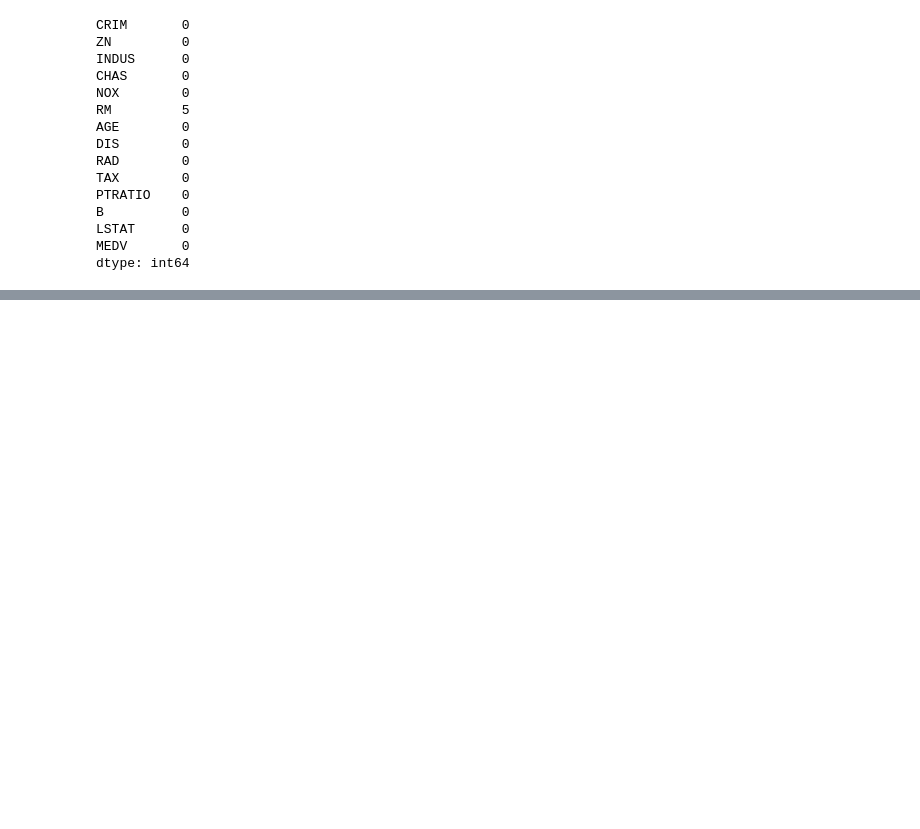
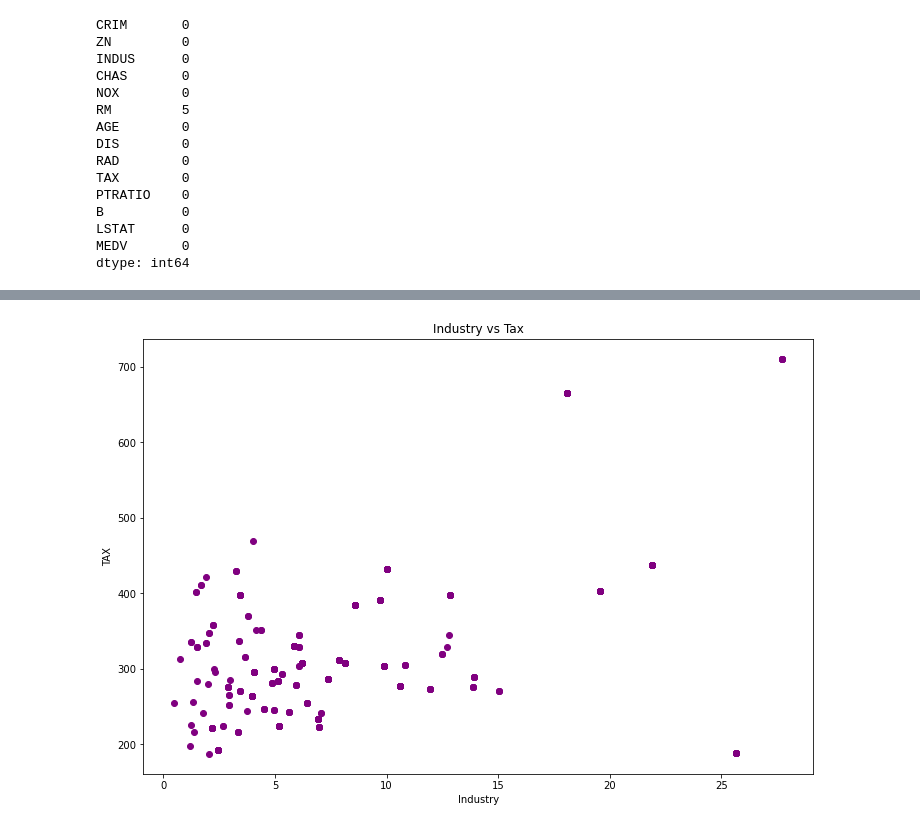
Before and after one commit to Jhart98/real_estate_regression, a Jupyter notebook: Data-Cleaning.ipynb, the cells around one changed output, grey strips where cells are left out. Saved outputs shown, nothing was run; the diff lists cells and outputs as text; code cells hidden in the pictures; blank space fills up the shorter version.

```diff
--- a/Data-Cleaning.ipynb
+++ b/Data-Cleaning.ipynb
@@ -66,0 +81,9 @@ dtype: float64
+# %%
+# Scatterplot graph of industry vs tax
+plt.figure(figsize=(12,8))
+plt.title('Industry vs Tax')
+plt.xlabel('Industry')
+plt.ylabel('TAX')
+plt.scatter(df['INDUS'], df['TAX'], color='purple');
+# %% [output]
+[figure, added]
```
Also changed, not shown: parts of 13 cells of this notebook, 1 other file.
